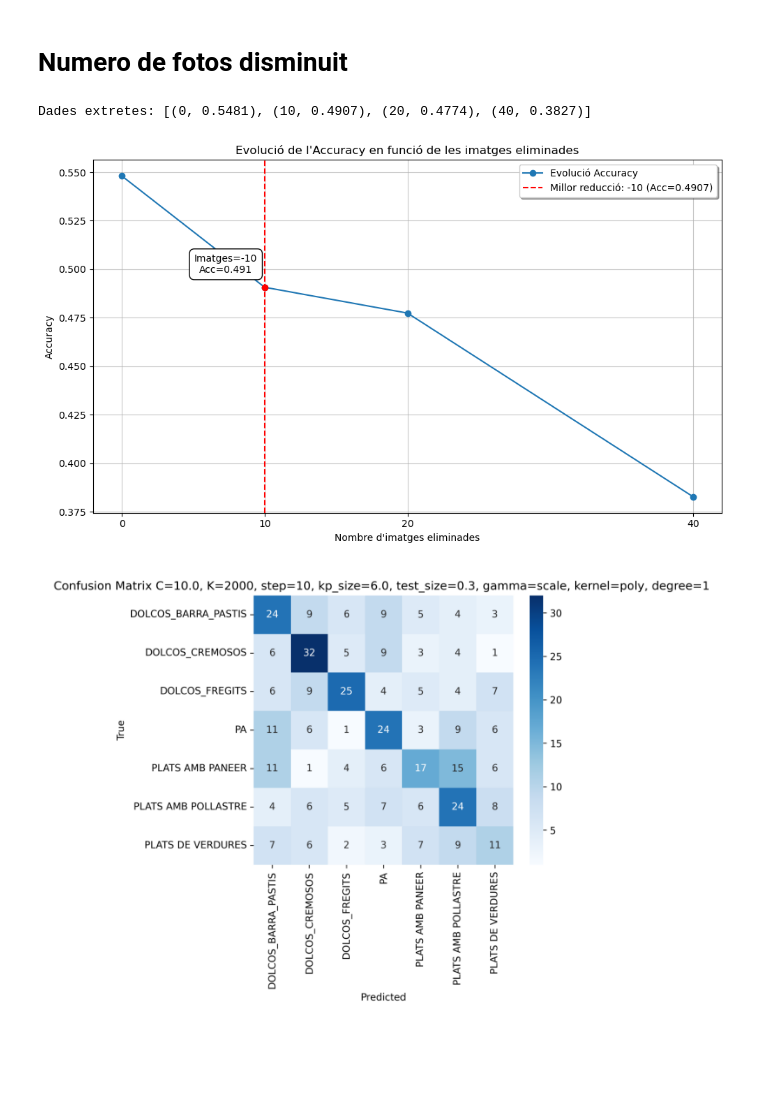
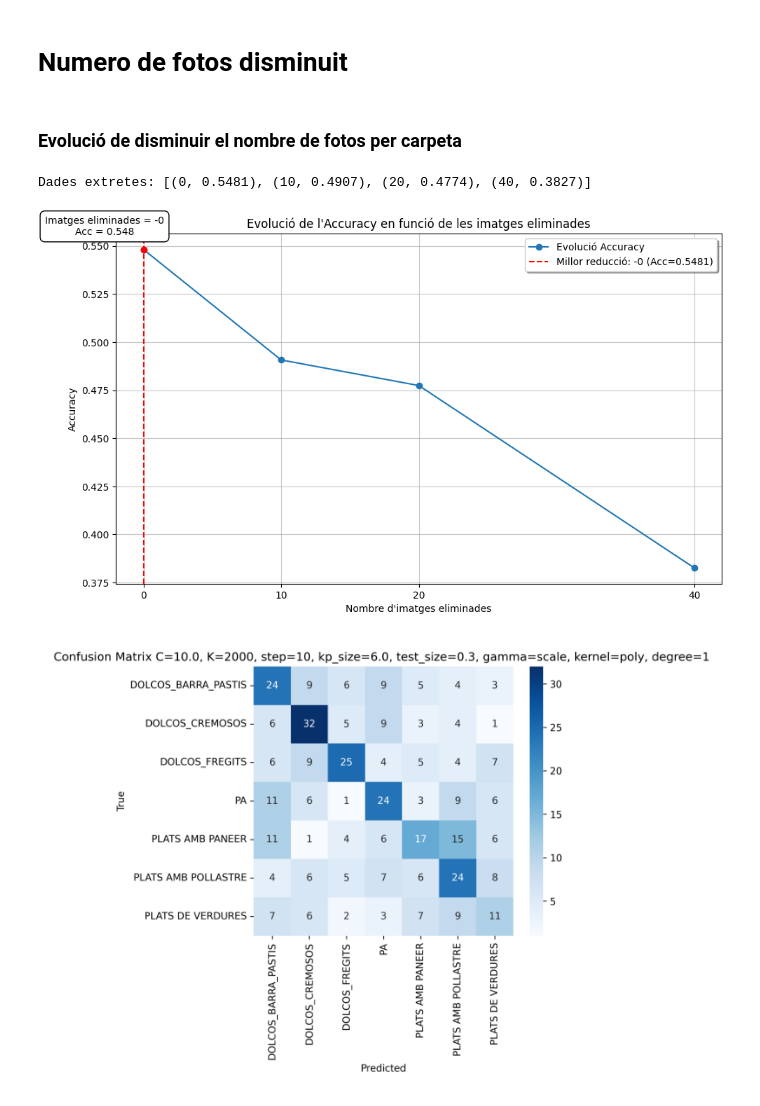
Before and after one commit to ED-2526/AC-02, a Jupyter notebook: .github/RESULTATS.ipynb, the cells around one changed output. Cells and saved outputs as stored; diff of their text form; code cells hidden in the pictures; blank space fills up the shorter version.

```diff
--- a/.github/RESULTATS.ipynb
+++ b/.github/RESULTATS.ipynb
@@ -1093,6 +1093,8 @@ else:
 [figure]
 # %% [markdown]
 # Numero de fotos disminuit
+# %% [markdown]
+### Evolució de disminuir el nombre de fotos per carpeta
 # %%
 import re
 import matplotlib.pyplot as plt
@@ -1104,7 +1106,7 @@ import io
 # 1) CARREGAR EL TXT
 # --------------------------------------------------------------------
 # Assegura't que la ruta és correcta
-file_path = r'PROVES CORRECTES\3.NUMERO DE FOTOS DISMINUIT\Proves variació quantitat.txt'
+file_path = r'PROVES CORRECTES/3.NUMERO DE FOTOS DISMINUIT/Proves variació quantitat.txt'
 
 with open(file_path, "r", encoding="latin-1") as f:
     lines = f.readlines()
@@ -1185,68 +1187,54 @@ if not removed_images:
     print("ERROR: No s'han trobat dades.")
 else:
     df = pd.DataFrame({'x': removed_images, 'y': accuracy_values})
     df = df.sort_values('x')
 
     X_sorted = df['x'].tolist()
     Y_sorted = df['y'].tolist()
 
     # --------------------------------------------------------------------
-    # 4) TROBAR EL MILLOR VALOR (Excloent 0)
+    # 4) TROBAR EL MILLOR VALOR (ARA SÍ QUE INCLOU EL 0)
     # --------------------------------------------------------------------
-    df_filtered = df[df['x'] > 0]
-
-    best_x = None
-    best_y = None
-
-    if not df_filtered.empty:
-        best_row = df_filtered.loc[df_filtered['y'].idxmax()]
-        best_x = int(best_row['x'])
-        best_y = best_row['y']
+    best_row = df.loc[df['y'].idxmax()]
+    best_x = int(best_row['x'])
+    best_y = best_row['y']
 
     # --------------------------------------------------------------------
     # 5) GRÀFICA ESTIL "TARGET"
     # --------------------------------------------------------------------
     plt.figure(figsize=(10, 6))
 
-    # Línia Principal (Blava amb cercles)
+    # Línia Principal
     plt.plot(X_sorted, Y_sorted, marker='o', linestyle='-', color='#1f77b4', label='Evolució Accuracy')
 
-    if best_x is not None:
-        # A. Línia Vermella Discontínua (Vertical completa)
-        label_line = f"Millor reducció: -{best_x} (Acc={best_y:.4f})"
-        plt.axvline(x=best_x, color='red', linestyle='--', linewidth=1.5, label=label_line)
+    # Línia vertical + etiqueta del millor punt
+    plt.axvline(x=best_x, color='red', linestyle='--', linewidth=1.5, label=f"Millor reducció: -{best_x} (Acc={best_y:.4f})")
 
-        # B. Etiqueta (Box) Estil "Negre/Blanc"
-        # Ajustem xytext per moure la caixa una mica a l'esquerra/dalt del punt
-        plt.annotate(
-            f"Imatges=-{best_x}\nAcc={best_y:.3f}",
-            xy=(best_x, best_y),
-            xytext=(-40, 15),       # Desplaçament (píxels) respecte al punt
-            textcoords='offset points',
-            bbox=dict(boxstyle="round,pad=0.5", fc="white", ec="black", alpha=1.0), # Vora negra, fons blanc
-            ha='center',
-            fontsize=10,
-            color='black'
-        )
+    plt.annotate(
+        f"Imatges eliminades = -{best_x}\nAcc = {best_y:.3f}",
+        xy=(best_x, best_y),
+        xytext=(-40, 15),
+        textcoords='offset points',
+        bbox=dict(boxstyle="round,pad=0.5", fc="white", ec="black", alpha=1.0),
+        ha='center',
+        fontsize=10,
+        color='black'
+    )
 
-        # Opcional: Ressaltar el punt guanyador amb un altre color a sobre
-        plt.plot(best_x, best_y, marker='o', color='red', markersize=6)
+    plt.plot(best_x, best_y, marker='o', color='red', markersize=6)
 
-    # Configuració general
     plt.title("Evolució de l'Accuracy en funció de les imatges eliminades", fontsize=12)
     plt.xlabel("Nombre d'imatges eliminades", fontsize=10)
     plt.ylabel("Accuracy", fontsize=10)
-    plt.grid(True, alpha=0.7) # Graella de fons
-    plt.xticks(X_sorted)      # Assegurar que surten tots els steps a l'eix X
-
-    # Llegenda a dalt a la dreta
+    plt.grid(True, alpha=0.7)
+    plt.xticks(X_sorted)
     plt.legend(loc='upper right', frameon=True, fancybox=True, framealpha=1, shadow=True)
 
     plt.tight_layout()
     plt.show()
 # %% [output]
 Dades extretes: [(0, 0.5481), (10, 0.4907), (20, 0.4774), (40, 0.3827)]
-[figure, old version]
+[figure, new version]
 # %%
 
 
```
